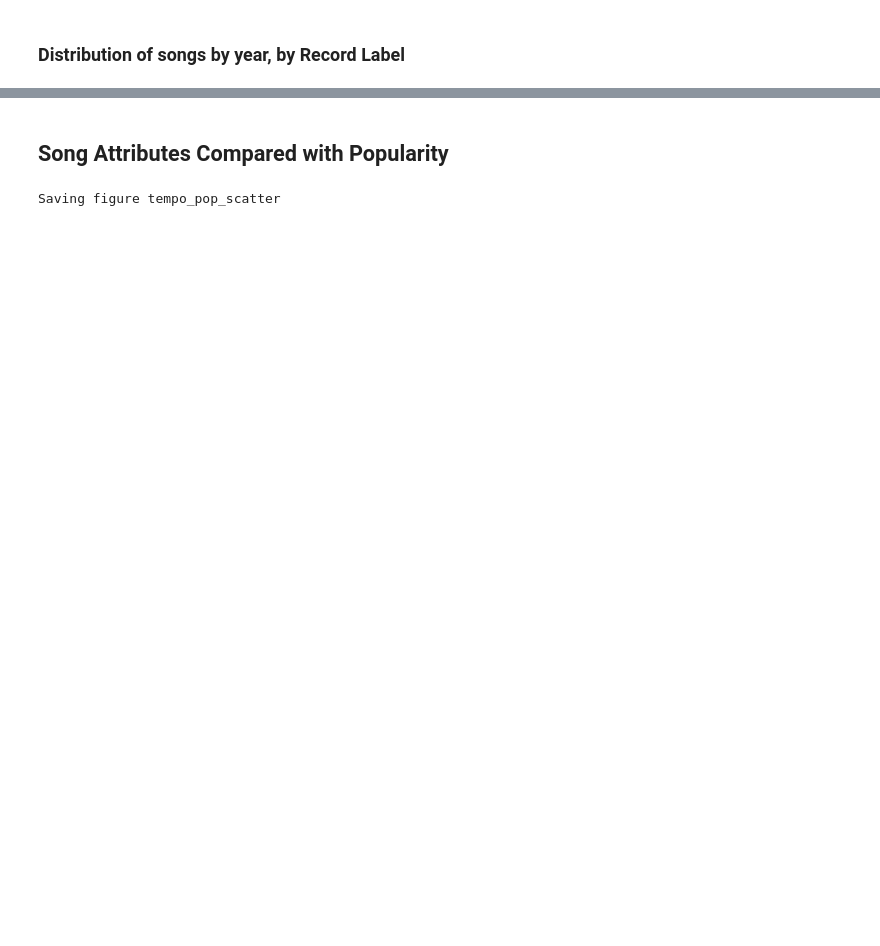
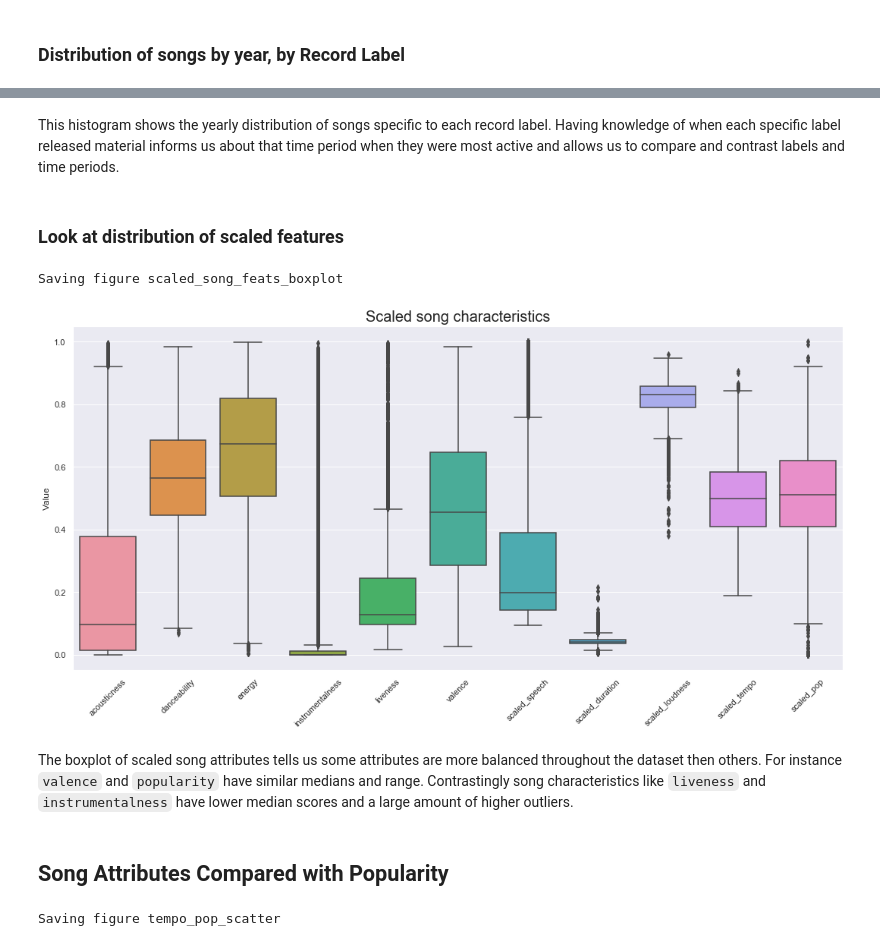
Before and after one commit to khyateed/music-recommender, a Jupyter notebook: data_collection_and_eda.ipynb, the cells around one changed output, grey strips where cells are left out. Drawn from its saved outputs; the diff is of its cells as text; code cells hidden in the pictures; blank space fills up the shorter version.

Commit message:
added comments to EDA nb and boxplot with song attributes

```diff
--- a/data_collection_and_eda.ipynb
+++ b/data_collection_and_eda.ipynb
@@ -624,3 +633,23 @@ Saving figure label_year_song_hist
+# %% [markdown]
+This histogram shows the yearly distribution of songs specific to each record label. Having knowledge of when each specific label released material informs us about that time period when they were most active and allows us to compare and contrast labels and time periods.
+# %% [markdown]
+### Look at distribution of scaled features
+# %%
+song_features = ['acousticness', 'danceability', 'energy','instrumentalness','liveness',
+                 'valence','scaled_speech','scaled_duration', 'scaled_loudness', 'scaled_tempo', 'scaled_pop']
+song_feat_df = df[song_features]
+# %%
+plt.figure(figsize=(15, 8))
+sns.boxplot(data=song_feat_df)
+plt.title('Scaled song characteristics', fontdict={'fontsize':20})
+plt.ylabel('Value', fontdict={'fontsize':12})
+plt.xticks(rotation=45)
+save_fig('scaled_song_feats_boxplot');
+# %% [output]
+Saving figure scaled_song_feats_boxplot
+[figure, added]
+# %% [markdown]
+The boxplot of scaled song attributes tells us some attributes are more balanced throughout the dataset then others. For instance `valence` and `popularity` have similar medians and range. Contrastingly song characteristics like `liveness` and `instrumentalness` have lower median scores and a large amount of higher outliers.
 # %% [markdown]
 ## Song Attributes Compared with Popularity
 # %%
```
Also changed, not shown: parts of 24 cells of this notebook.
